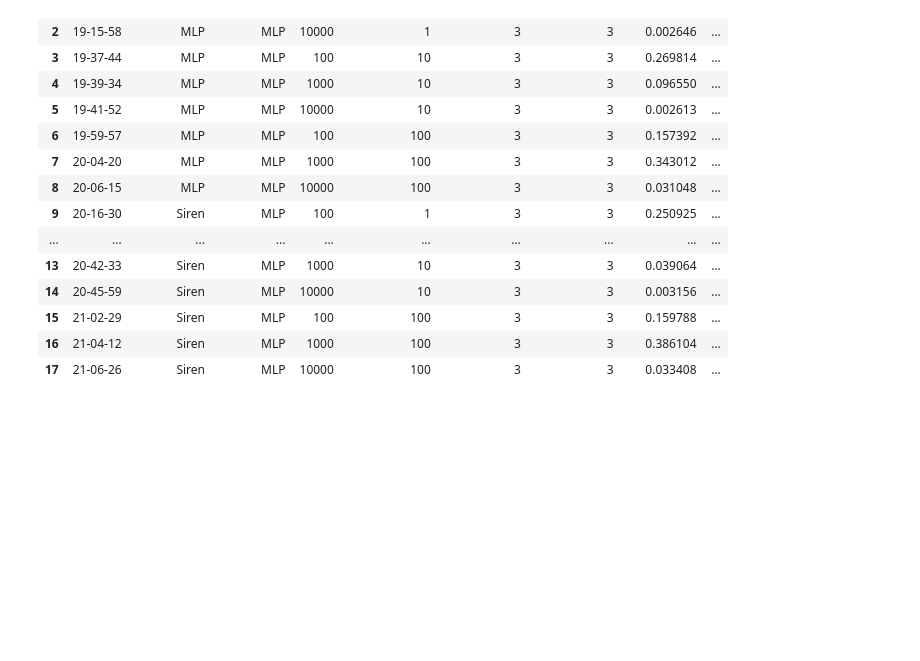
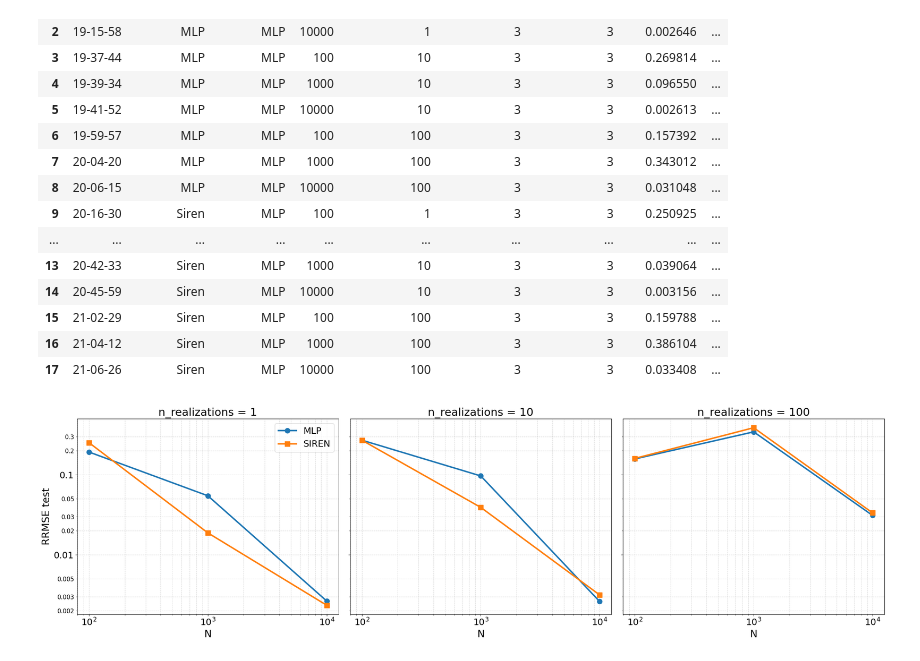
Before and after one commit to Riccardo-Rota/JAX_Hypernetworks, a Jupyter notebook: notebooks/results_table.ipynb, the cells around one changed output. Saved outputs shown, nothing was run; the diff lists cells and outputs as text; code cells hidden in the pictures; blank space fills up the shorter version.

```diff
--- a/notebooks/results_table.ipynb
+++ b/notebooks/results_table.ipynb
@@ -13,7 +13,7 @@ recursively for every `run_data.json` (Hydra nests runs as `runs_<problem>/<date
 Alternatively, list explicit run folders in `RUN_FOLDERS` (this takes precedence).
 # %%
 # Directory searched recursively for runs (each run = folder with .hydra/ and run_data.json).
-RESULTS_ROOT = Path("/home/riccardorota/PACS/PACSproject/results/runs_toy/2026-06-11")
+RESULTS_ROOT = Path("/home/riccardorota/PACS/PACSproject/results/toy_sweep")
 
 # Optional: explicit list of run folders. If non-empty, RESULTS_ROOT is ignored.
 RUN_FOLDERS = []
@@ -199,32 +199,34 @@ if len(realizations) == 1:  # plt.subplots returns a single Axes when N == 1
 for ax, n_real in zip(axes, realizations):
     # Filter data for the current n_realizations value
     subset = df[df['n_realizations'] == n_real]
 
     # Extract and sort data for MLP and Siren to ensure lines plot correctly
     mlp_data = subset[subset['target_type'] == 'MLP'].sort_values('N')
     siren_data = subset[subset['target_type'] == 'Siren'].sort_values('N')
 
     # Plot lines with thicker widths and larger markers
     ax.loglog(mlp_data['N'], mlp_data['RRMSE_test'], marker='o', linewidth=3, markersize=10, label='MLP', color='#1f77b4')
     ax.loglog(siren_data['N'], siren_data['RRMSE_test'], marker='s', linewidth=3, markersize=10, label='SIREN', color='#ff7f0e')
 
     ax.set_title(f'n_realizations = {n_real}')
     ax.set_xlabel('N')
 
     # Denser, plainly-formatted tick labels on both log axes
-    dense_log_ticks(ax, axis="both")
+    dense_log_ticks(ax, axis="y")
     # Smaller font on the minor labels so they do not overlap the major ones
-    ax.tick_params(axis='both', which='minor', labelsize=12)
+    ax.tick_params(axis='y', which='minor', labelsize=12)
 
     ax.grid(True, which="both", ls="--", alpha=0.5)
 
     # Only add the Y-label and legend to the first (left-most) plot to reduce clutter
     if n_real == realizations[0]:
         ax.set_ylabel('RRMSE test')
         ax.legend()
 
 plt.tight_layout()
 
 # Save the figure for your report
 plt.savefig('RRMSE_comparison_plots.png', dpi=300, bbox_inches='tight')
 plt.show()
+# %% [output]
+[figure, added]
```
Also changed, not shown: parts of 1 cell of this notebook, 3 other files.
